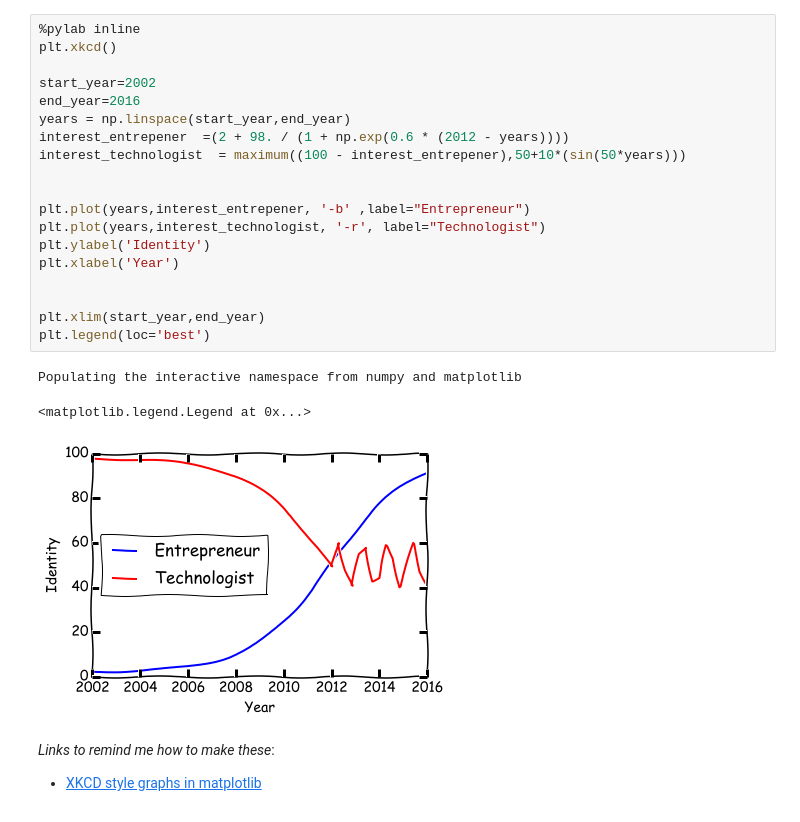
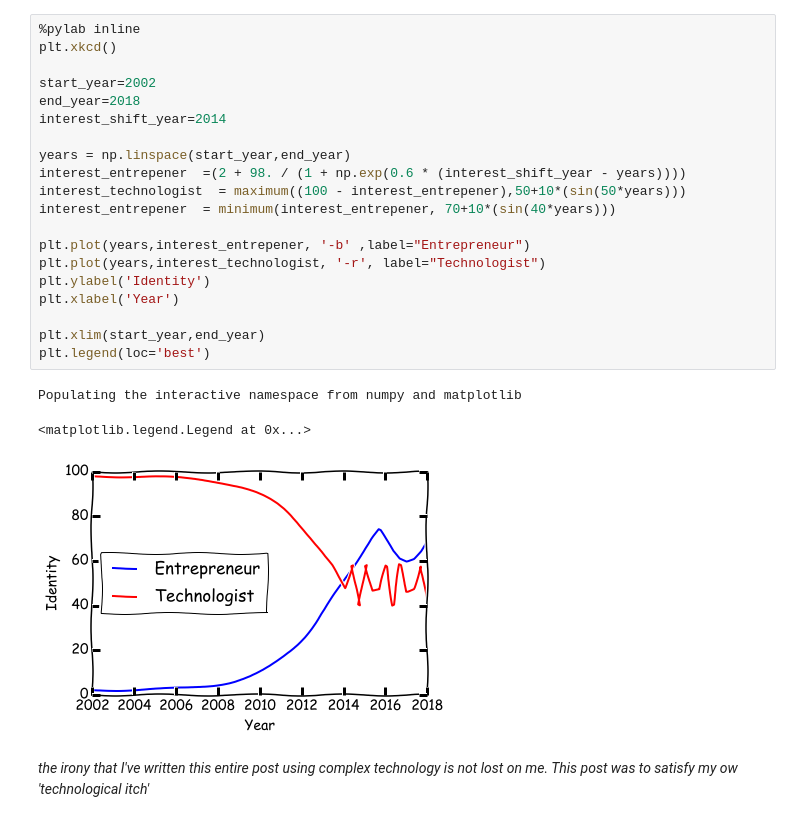
Before and after one commit to idvorkin/jupyter, a Jupyter notebook: Technology vs Entrepreneur.ipynb, the cells around one changed output. Drawn from its saved outputs; the diff is of its cells as text.

```diff
--- a/Technology vs Entrepreneur.ipynb
+++ b/Technology vs Entrepreneur.ipynb
@@ -5,26 +9,26 @@ _[View live](http://nbviewer.jupyter.org/github/idvorkin/jupyter/blob/master/Tec
 # %%
 %pylab inline
 plt.xkcd()
 
 start_year=2002
-end_year=2016
+end_year=2018
+interest_shift_year=2014
+
 years = np.linspace(start_year,end_year)
-interest_entrepener  =(2 + 98. / (1 + np.exp(0.6 * (2012 - years))))
+interest_entrepener  =(2 + 98. / (1 + np.exp(0.6 * (interest_shift_year - years))))
 interest_technologist  = maximum((100 - interest_entrepener),50+10*(sin(50*years)))
-
+interest_entrepener  = minimum(interest_entrepener, 70+10*(sin(40*years)))
 
 plt.plot(years,interest_entrepener, '-b' ,label="Entrepreneur")
 plt.plot(years,interest_technologist, '-r', label="Technologist")
 plt.ylabel('Identity')
 plt.xlabel('Year')
 
-
 plt.xlim(start_year,end_year)
 plt.legend(loc='best')
 # %% [output]
 Populating the interactive namespace from numpy and matplotlib
 <matplotlib.legend.Legend at 0x...>
-[figure, old version]
+[figure, new version]
-# %% [markdown]
-*Links to remind me how to make these*:
-* [XKCD style graphs in matplotlib](http://nbviewer.jupyter.org/url/jakevdp.github.io/downloads/notebooks/XKCD_sketch_path.ipynb)
+# %% [markdown]
+_the irony that I've written this entire post using complex technology is not lost on me. This post was to satisfy my ow 'technological itch'_
```
Also changed, not shown: parts of 2 cells of this notebook, 1 other file.
